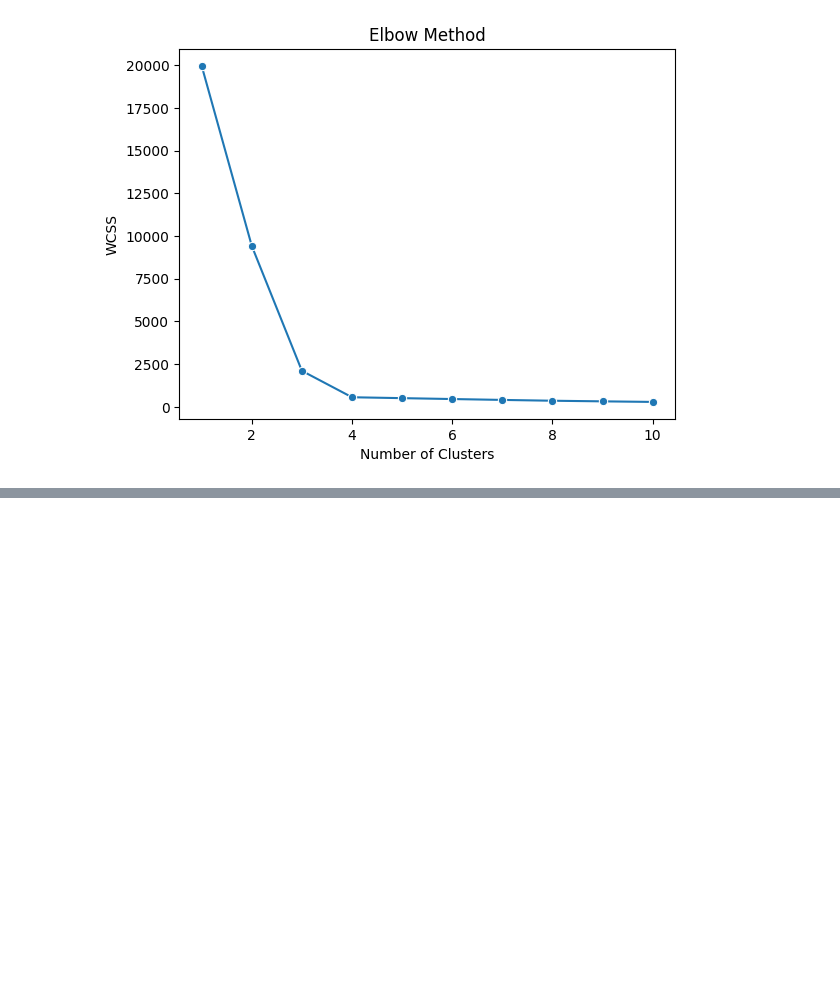
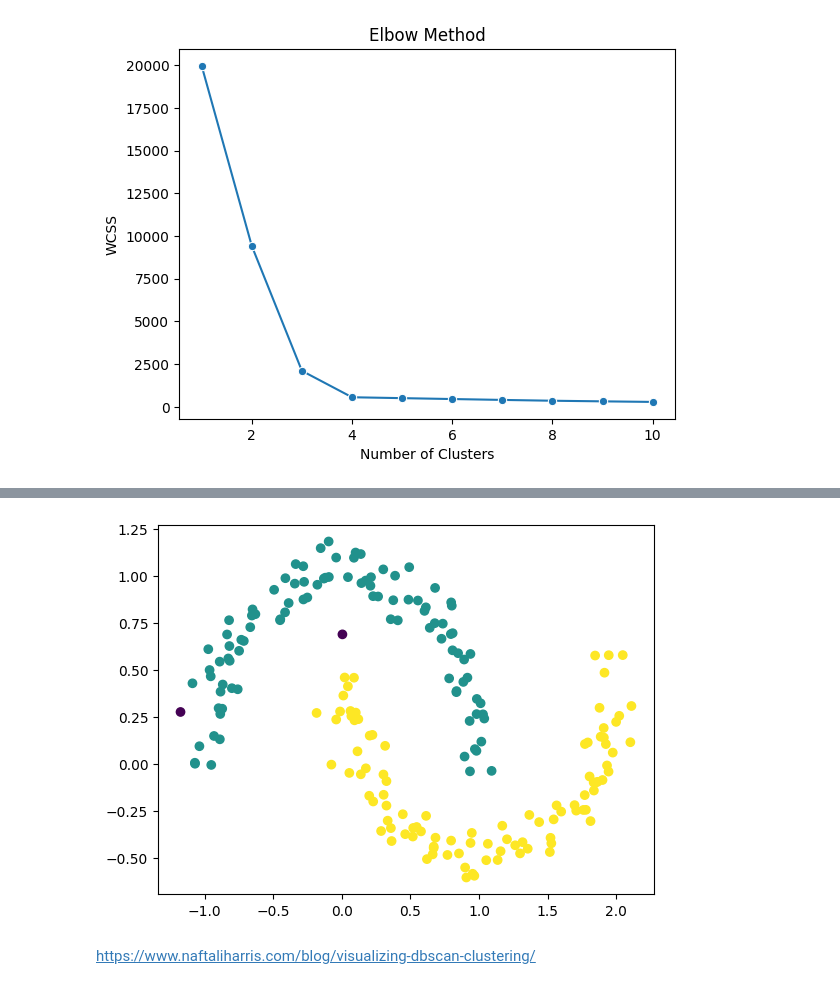
Before and after one commit to skm22/Introduction_To_Machine_Learning, a Jupyter notebook: Notes/Notes ipynb file/unsupervised.ipynb, the cells around one changed output, grey strips where cells are left out. Drawn from its saved outputs; the diff is of its cells as text; code cells hidden in the pictures; blank space fills up the shorter version.

```diff
--- a/Notes/Notes ipynb file/unsupervised.ipynb
+++ b/Notes/Notes ipynb file/unsupervised.ipynb
@@ -44,0 +70,19 @@ plt.show()
+# %%
+from sklearn.cluster import DBSCAN
+from sklearn.datasets import make_moons
+import matplotlib.pyplot as plt
+
+# Generate sample data
+X, _ = make_moons(n_samples=200, noise=0.08, random_state=42)
+
+# Create and train model
+model = DBSCAN(eps=0.2, min_samples=5)
+labels = model.fit_predict(X)
+
+# Visualize clusters
+plt.scatter(X[:, 0], X[:, 1], c=labels, cmap="viridis")
+plt.show()
+# %% [output]
+[figure, added]
+# %% [markdown]
+https://www.naftaliharris.com/blog/visualizing-dbscan-clustering/
```
Also changed, not shown: parts of 3 cells of this notebook.
